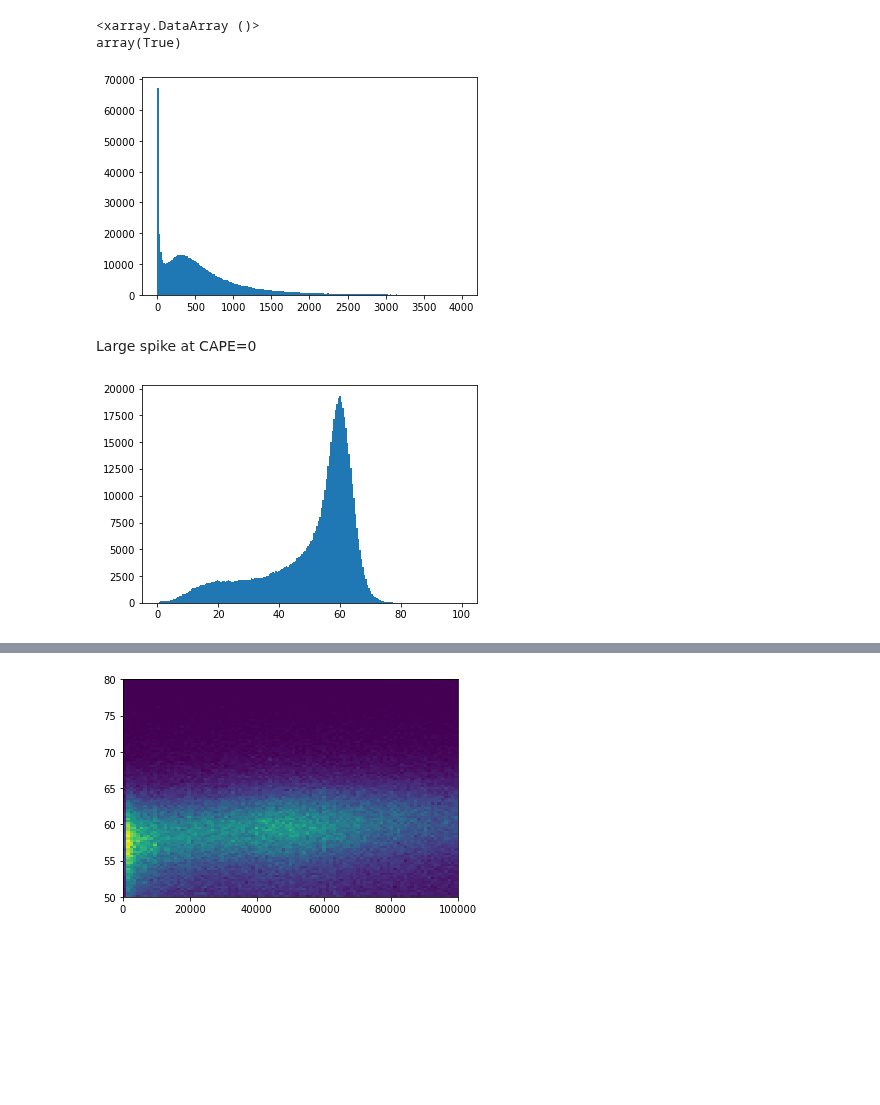
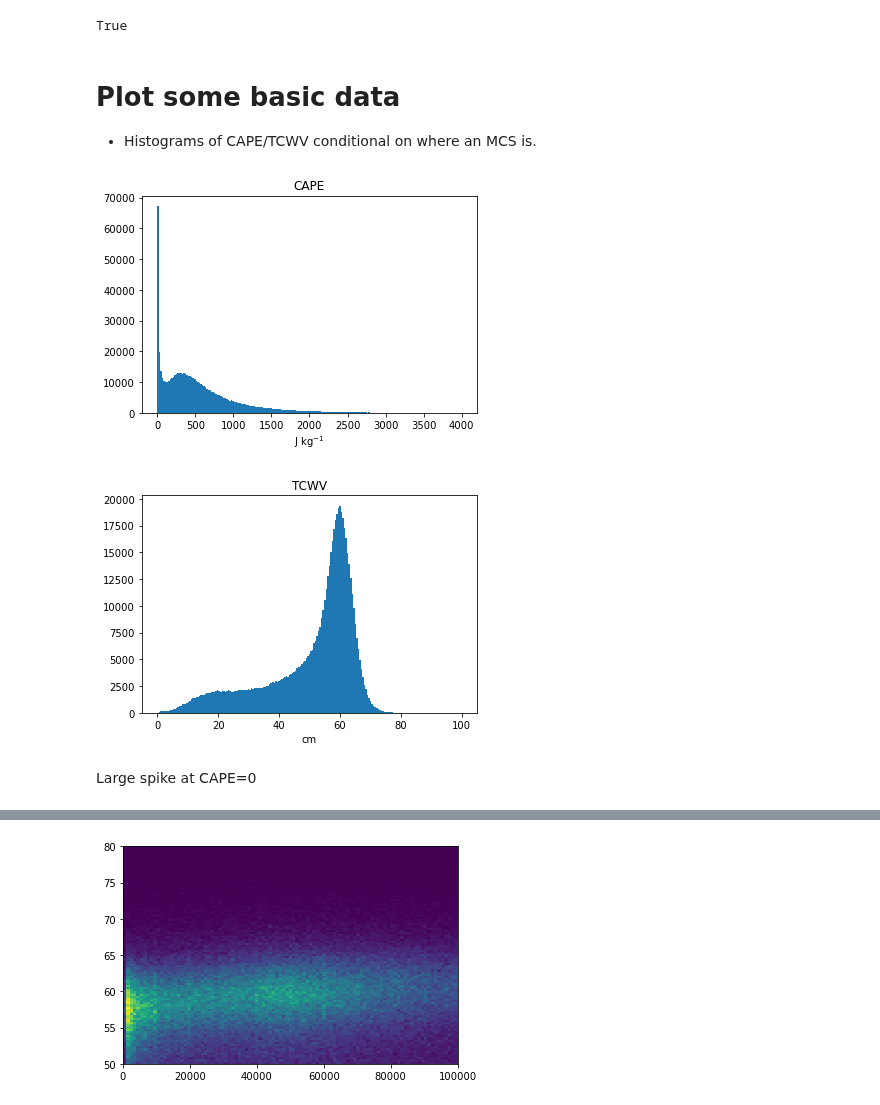
Before and after one commit to markmuetz/mcs_prime, a Jupyter notebook: ctrl/notebooks/dev/gridpoint_env_precursor_analysis.ipynb, the cells around one changed output, grey strips where cells are left out. Cells and saved outputs as stored; diff of their text form; code cells hidden in the pictures; blank space fills up the shorter version.

```diff
--- a/ctrl/notebooks/dev/gridpoint_env_precursor_analysis.ipynb
+++ b/ctrl/notebooks/dev/gridpoint_env_precursor_analysis.ipynb
@@ -32,0 +41,8 @@ track_era5 = xr.open_dataset(PATHS['datadir'] / 'mcs_prime_output/track_era5_env
+# %%
+task_shear = teep.CombineTrackERA5EnvPrecursor.tasks.filter(year=2019, datatype='shear')[0]
+task_2D = teep.CombineTrackERA5EnvPrecursor.tasks.filter(year=2019, datatype='2D')[0]
+# %%
+path_shear = task_shear.outputs['track_era5_data']
+path_2D = task_2D.outputs['track_era5_data']
+for path in [path_shear, path_2D]:
+    print(path.exists())
@@ -32,0 +52,4 @@ track_era5 = xr.open_dataset(PATHS['datadir'] / 'mcs_prime_output/track_era5_env
+# %%
+# Produced by remakefiles/track_era5_env_precursor.py
+track_era5 = xr.open_dataset(path_2D)
+track_era5uv = xr.open_dataset(path_shear)
@@ -33,17 +79,24 @@ track_era5 = xr.open_dataset(PATHS['datadir'] / 'mcs_prime_output/track_era5_env
 # %%
 mask = ~np.isnan(track_era5.cape)
-m2 = ~np.isnan(track_era5.tcwv)
-(mask == m2).all()
+tmask = ~np.isnan(tracks.dstracks.area)
+(mask.values == tmask.values).all()
 # %% [output]
-<xarray.DataArray ()>
-array(True)
+True
+# %% [markdown]
+# Plot some basic data
+
+* Histograms of CAPE/TCWV conditional on where an MCS is.
+# %%
+def plot_hist(title, units, data, mask, bins):
+    plt.figure(title)
+    plt.title(title)
+    plt.hist(data[mask], bins=bins)
+    plt.xlabel(units)
 # %%
-plt.hist(track_era5.cape.values[mask], bins=np.linspace(0, 4000, 200));
+plot_hist('CAPE', 'J kg$^{-1}$', track_era5.cape.values, mask, bins=np.linspace(0, 4000, 200))
+plot_hist('TCWV', 'cm', track_era5.tcwv.values, mask, bins=np.linspace(0, 100, 200))
 # %% [output]
-[figure, old version]
+[figure, new version]
+[figure, added]
 # %% [markdown]
 Large spike at CAPE=0
-# %%
-plt.hist(track_era5.tcwv.values[mask], bins=np.linspace(0, 100, 200));
-# %% [output]
-[figure, removed]
```
Also changed, not shown: parts of 56 cells of this notebook, 3 other files.
